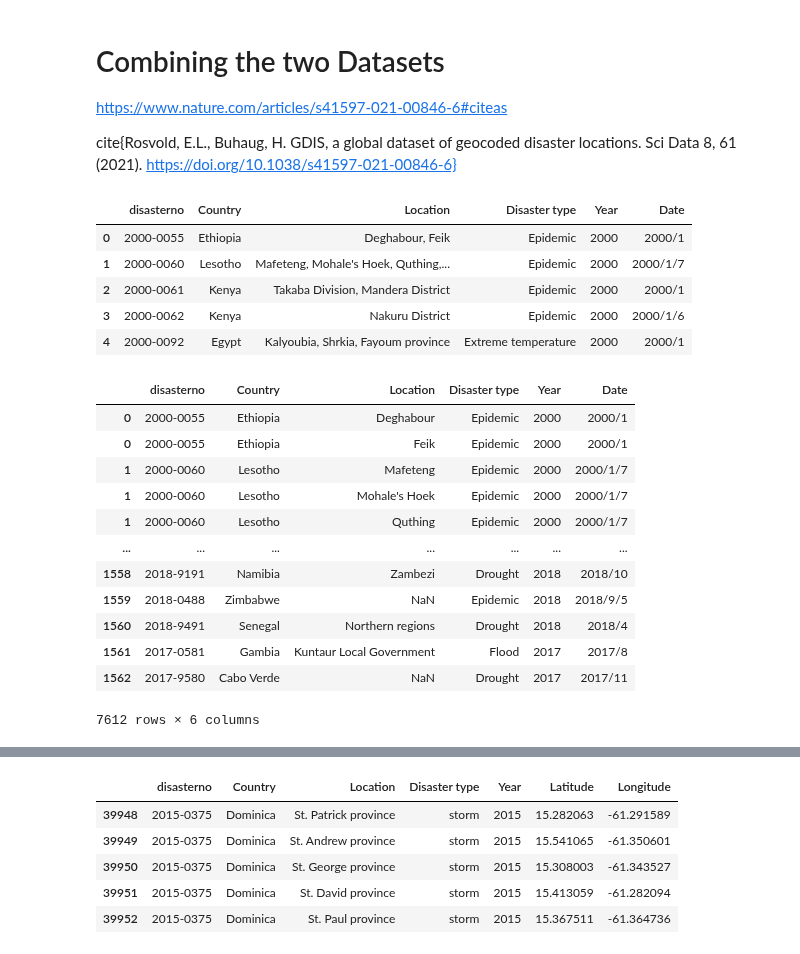
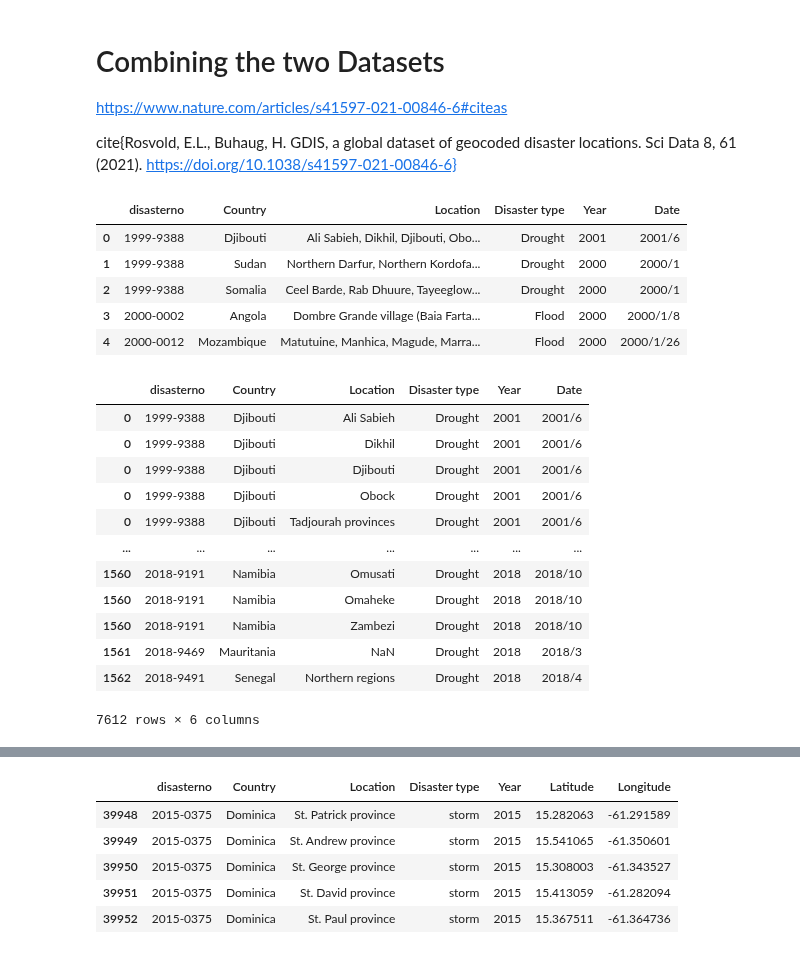
Before and after one commit to 0xpix/CERI-Project, a Jupyter notebook: notebooks/EDA.ipynb, the cells around one changed output, grey strips where cells are left out. Cells and saved outputs as stored; diff of their text form; code cells hidden in the pictures.

Commit message:
Clean the code + Merging the Datasets

```diff
--- a/notebooks/EDA.ipynb
+++ b/notebooks/EDA.ipynb
@@ -169,6 +160,6 @@ Index(['DisNo.', 'Historic', 'Classification Key', 'Disaster Group',
       dtype='object')
 # %%
 cols=['Start Year', 'Start Month', 'Start Day'] # columns with year month and day
-years_filter = range(2000, 2018)  # Using range for better performance on large datasets
+
 # Merge the dates into just one column, skipping NaN values
-Climate_raw_data['Date'] = Climate_raw_data[cols].apply(lambda x: '/'.join([str(int(val)) for val in x if not pd.isnull(val)]), axis=1)
+EM_DAT_raw_data['Date'] = EM_DAT_raw_data[cols].apply(lambda x: '/'.join([str(int(val)) for val in x if not pd.isnull(val)]), axis=1)
@@ -175,13 +173,11 @@ Climate_raw_data['Date'] = Climate_raw_data[cols].apply(lambda x: '/'.join([str(
 # %%
 # Array of the relevent columns
-columns = ['DisNo.', 'Country', 'Location', 'Disaster Type',
+selected_columns = ['DisNo.', 'Country', 'Location', 'Disaster Type',
             'Start Year', 'Date']
+new_column_names = ['disasterno', 'Country', 'Location', 'Disaster type', 'Year', 'Date']
 
-# Create the data with the relevent columns
-climate_data_with_selected_columns = Climate_raw_data[columns]
-
-# Rename only the start Year column
-climate_data_with_selected_columns.columns = ['disasterno', 'Country', 'Location', 'Disaster type', 'Year', 'Date']
-climate_data_with_selected_columns.tail()
+# select and rename the columns
+EM_DAT_data_with_selected_columns = select_and_rename_columns(EM_DAT_raw_data, selected_columns, new_column_names)
+EM_DAT_data_with_selected_columns.tail()
 # %% [output]
 |  | disasterno | Country | Location | Disaster type | Year | Date |
@@ -193,4 +189,4 @@ climate_data_with_selected_columns.tail()
 # %%
 # modify the disasterid to match the id from the other Dataset
-for index, id in enumerate(climate_data_with_selected_columns['disasterno']):
-    climate_data_with_selected_columns['disasterno'][index] = id[:9]
+EM_DAT_data_with_selected_columns.loc[:, 'disasterno'] = EM_DAT_data_with_selected_columns['disasterno'].str[:9]
+EM_DAT_data_with_selected_columns.head()
@@ -250,0 +200,6 @@ Name: count, Length: 1813, dtype: int64
+# %%
+# filter the countries and the date range
+years_filter = range(2000, 2019)  # Using range for better performance on large datasets
+
+EM_DAT_disasters_african_data = filter_african_disasters(EM_DAT_data_with_selected_columns, years_range=years_filter, capitalize=False)
+EM_DAT_disasters_african_data.tail(8)
@@ -477,30 +376,29 @@ https://www.nature.com/articles/s41597-021-00846-6#citeas
 cite{Rosvold, E.L., Buhaug, H. GDIS, a global dataset of geocoded disaster locations. Sci Data 8, 61 (2021). https://doi.org/10.1038/s41597-021-00846-6}
 # %%
 # the first Data set
-EM_DAT_Data = africa_climate_Disasters_2000_2018
-EM_DAT_Data.head()
+EM_DAT_disasters_african_data.head()
 # %% [output]
 |  | disasterno | Country | Location | Disaster type | Year | Date |
-| 0 | 2000-0055 | Ethiopia | Deghabour, Feik | Epidemic | 2000 | 2000/1 |
-| 1 | 2000-0060 | Lesotho | Mafeteng, Mohale's Hoek, Quthing,... | Epidemic | 2000 | 2000/1/7 |
-| 2 | 2000-0061 | Kenya | Takaba Division, Mandera District | Epidemic | 2000 | 2000/1 |
-| 3 | 2000-0062 | Kenya | Nakuru District | Epidemic | 2000 | 2000/1/6 |
-| 4 | 2000-0092 | Egypt | Kalyoubia, Shrkia, Fayoum province | Extreme temperature | 2000 | 2000/1 |
+| 0 | 1999-9388 | Djibouti | Ali Sabieh, Dikhil, Djibouti, Obo... | Drought | 2001 | 2001/6 |
+| 1 | 1999-9388 | Sudan | Northern Darfur, Northern Kordofa... | Drought | 2000 | 2000/1 |
+| 2 | 1999-9388 | Somalia | Ceel Barde, Rab Dhuure, Tayeeglow... | Drought | 2000 | 2000/1 |
+| 3 | 2000-0002 | Angola | Dombre Grande village (Baia Farta... | Flood | 2000 | 2000/1/8 |
+| 4 | 2000-0012 | Mozambique | Matutuine, Manhica, Magude, Marra... | Flood | 2000 | 2000/1/26 |
 # %%
 # unpacking the locations
-EM_DAT_Data_new = EM_DAT_Data.assign(Location=EM_DAT_Data['Location'].str.split(', ')).explode('Location')
-EM_DAT_Data_new
+EM_DAT_data = EM_DAT_disasters_african_data.assign(Location=EM_DAT_disasters_african_data['Location'].str.split(', ')).explode('Location')
+EM_DAT_data
 # %% [output]
 |  | disasterno | Country | Location | Disaster type | Year | Date |
-| 0 | 2000-0055 | Ethiopia | Deghabour | Epidemic | 2000 | 2000/1 |
-| 0 | 2000-0055 | Ethiopia | Feik | Epidemic | 2000 | 2000/1 |
-| 1 | 2000-0060 | Lesotho | Mafeteng | Epidemic | 2000 | 2000/1/7 |
-| 1 | 2000-0060 | Lesotho | Mohale's Hoek | Epidemic | 2000 | 2000/1/7 |
-| 1 | 2000-0060 | Lesotho | Quthing | Epidemic | 2000 | 2000/1/7 |
+| 0 | 1999-9388 | Djibouti | Ali Sabieh | Drought | 2001 | 2001/6 |
+| 0 | 1999-9388 | Djibouti | Dikhil | Drought | 2001 | 2001/6 |
+| 0 | 1999-9388 | Djibouti | Djibouti | Drought | 2001 | 2001/6 |
+| 0 | 1999-9388 | Djibouti | Obock | Drought | 2001 | 2001/6 |
+| 0 | 1999-9388 | Djibouti | Tadjourah provinces | Drought | 2001 | 2001/6 |
 | ... | ... | ... | ... | ... | ... | ... |
-| 1558 | 2018-9191 | Namibia | Zambezi | Drought | 2018 | 2018/10 |
-| 1559 | 2018-0488 | Zimbabwe | NaN | Epidemic | 2018 | 2018/9/5 |
-| 1560 | 2018-9491 | Senegal | Northern regions | Drought | 2018 | 2018/4 |
-| 1561 | 2017-0581 | Gambia | Kuntaur Local Government | Flood | 2017 | 2017/8 |
-| 1562 | 2017-9580 | Cabo Verde | NaN | Drought | 2017 | 2017/11 |
+| 1560 | 2018-9191 | Namibia | Omusati | Drought | 2018 | 2018/10 |
+| 1560 | 2018-9191 | Namibia | Omaheke | Drought | 2018 | 2018/10 |
+| 1560 | 2018-9191 | Namibia | Zambezi | Drought | 2018 | 2018/10 |
+| 1561 | 2018-9469 | Mauritania | NaN | Drought | 2018 | 2018/3 |
+| 1562 | 2018-9491 | Senegal | Northern regions | Drought | 2018 | 2018/4 |
 7612 rows × 6 columns
```
Also changed, not shown: parts of 45 cells of this notebook.
